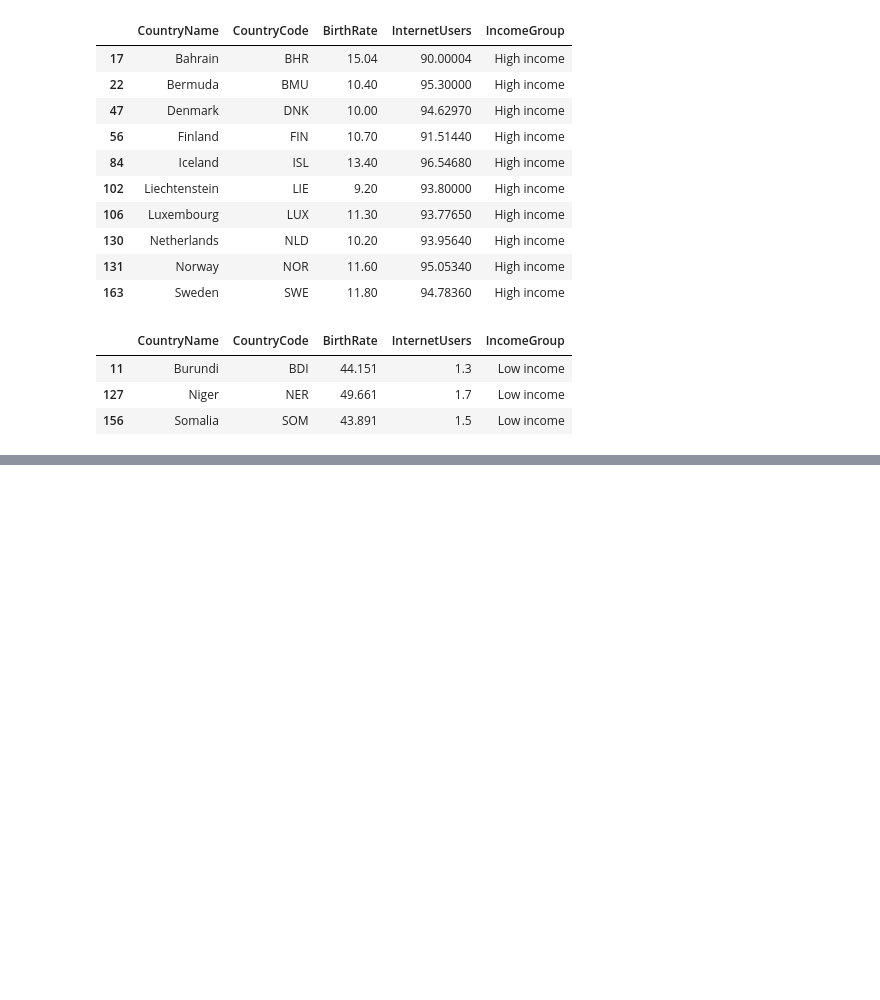
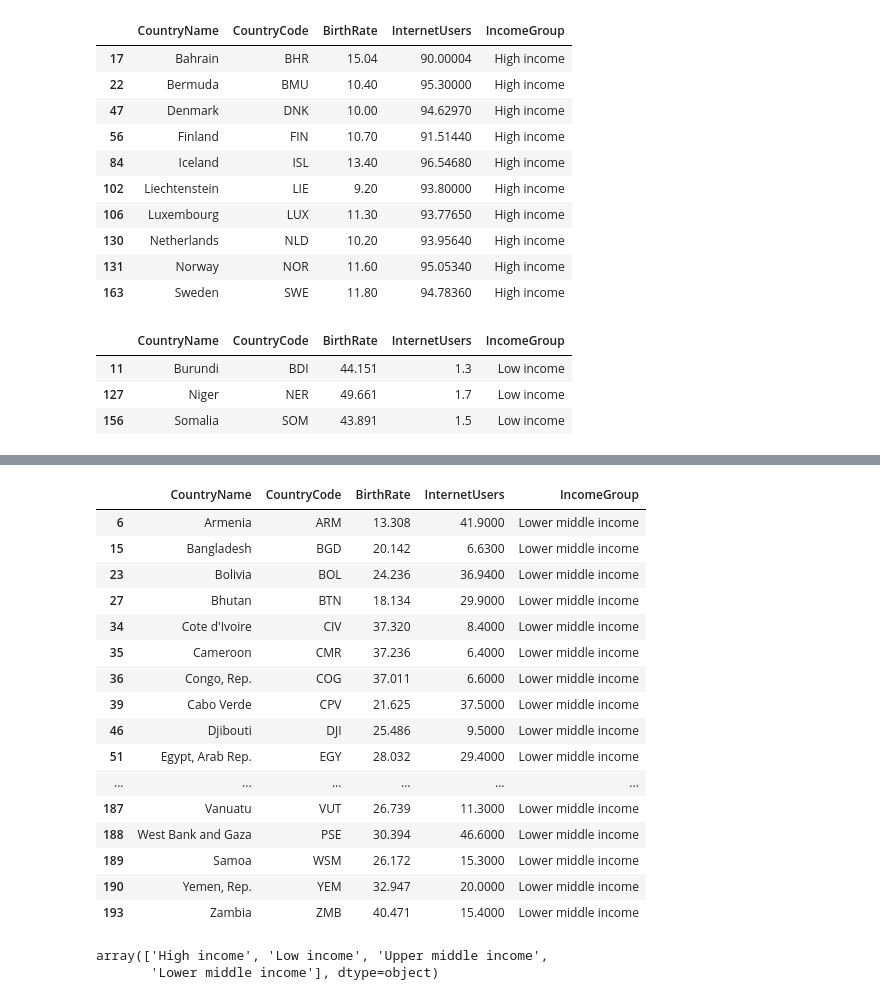
Before and after one commit to nicky-ops/Python_for_data_science, a Jupyter notebook: DataFrames.ipynb, the cells around one changed output, grey strips where cells are left out. Cells and saved outputs as stored; diff of their text form; code cells hidden in the pictures; blank space fills up the shorter version.

```diff
--- a/DataFrames.ipynb
+++ b/DataFrames.ipynb
@@ -519,0 +534,26 @@ stats[(stats.BirthRate > 40) & (stats.InternetUsers < 2)]
+# %%
+stats[stats.IncomeGroup == "Lower middle income"]
+# %% [output]
+|  | CountryName | CountryCode | BirthRate | InternetUsers | IncomeGroup |
+| 6 | Armenia | ARM | 13.308 | 41.9000 | Lower middle income |
+| 15 | Bangladesh | BGD | 20.142 | 6.6300 | Lower middle income |
+| 23 | Bolivia | BOL | 24.236 | 36.9400 | Lower middle income |
+| 27 | Bhutan | BTN | 18.134 | 29.9000 | Lower middle income |
+| 34 | Cote d'Ivoire | CIV | 37.320 | 8.4000 | Lower middle income |
+| 35 | Cameroon | CMR | 37.236 | 6.4000 | Lower middle income |
+| 36 | Congo, Rep. | COG | 37.011 | 6.6000 | Lower middle income |
+| 39 | Cabo Verde | CPV | 21.625 | 37.5000 | Lower middle income |
+| 46 | Djibouti | DJI | 25.486 | 9.5000 | Lower middle income |
+| 51 | Egypt, Arab Rep. | EGY | 28.032 | 29.4000 | Lower middle income |
+| ... | ... | ... | ... | ... | ... |
+| 187 | Vanuatu | VUT | 26.739 | 11.3000 | Lower middle income |
+| 188 | West Bank and Gaza | PSE | 30.394 | 46.6000 | Lower middle income |
+| 189 | Samoa | WSM | 26.172 | 15.3000 | Lower middle income |
+| 190 | Yemen, Rep. | YEM | 32.947 | 20.0000 | Lower middle income |
+| 193 | Zambia | ZMB | 40.471 | 15.4000 | Lower middle income |
+# %%
+#  getting unique categories
+stats.IncomeGroup.unique()
+# %% [output]
+array(['High income', 'Low income', 'Upper middle income',
+       'Lower middle income'], dtype=object)
```
Also changed, not shown: parts of 14 cells of this notebook.
